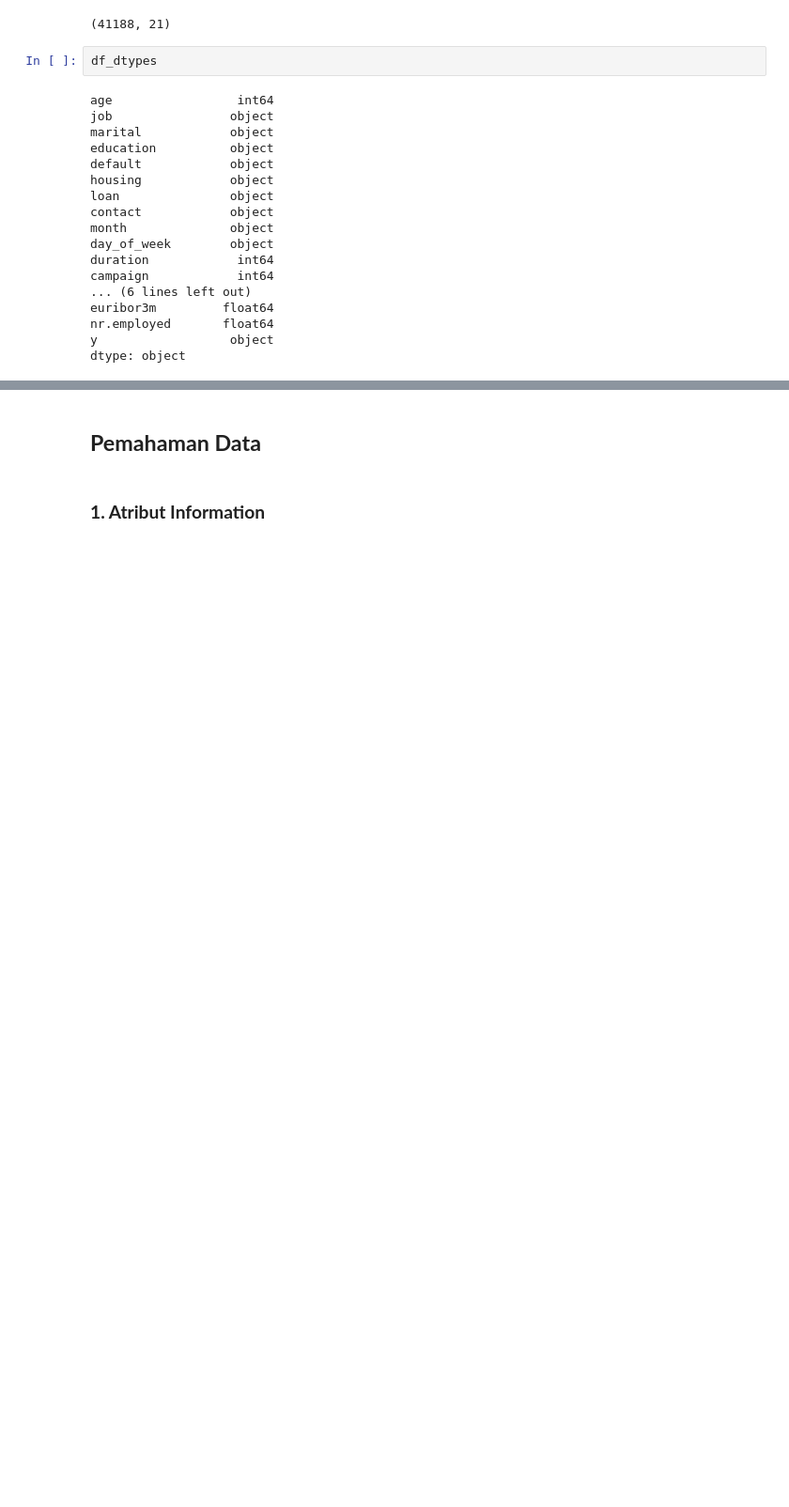
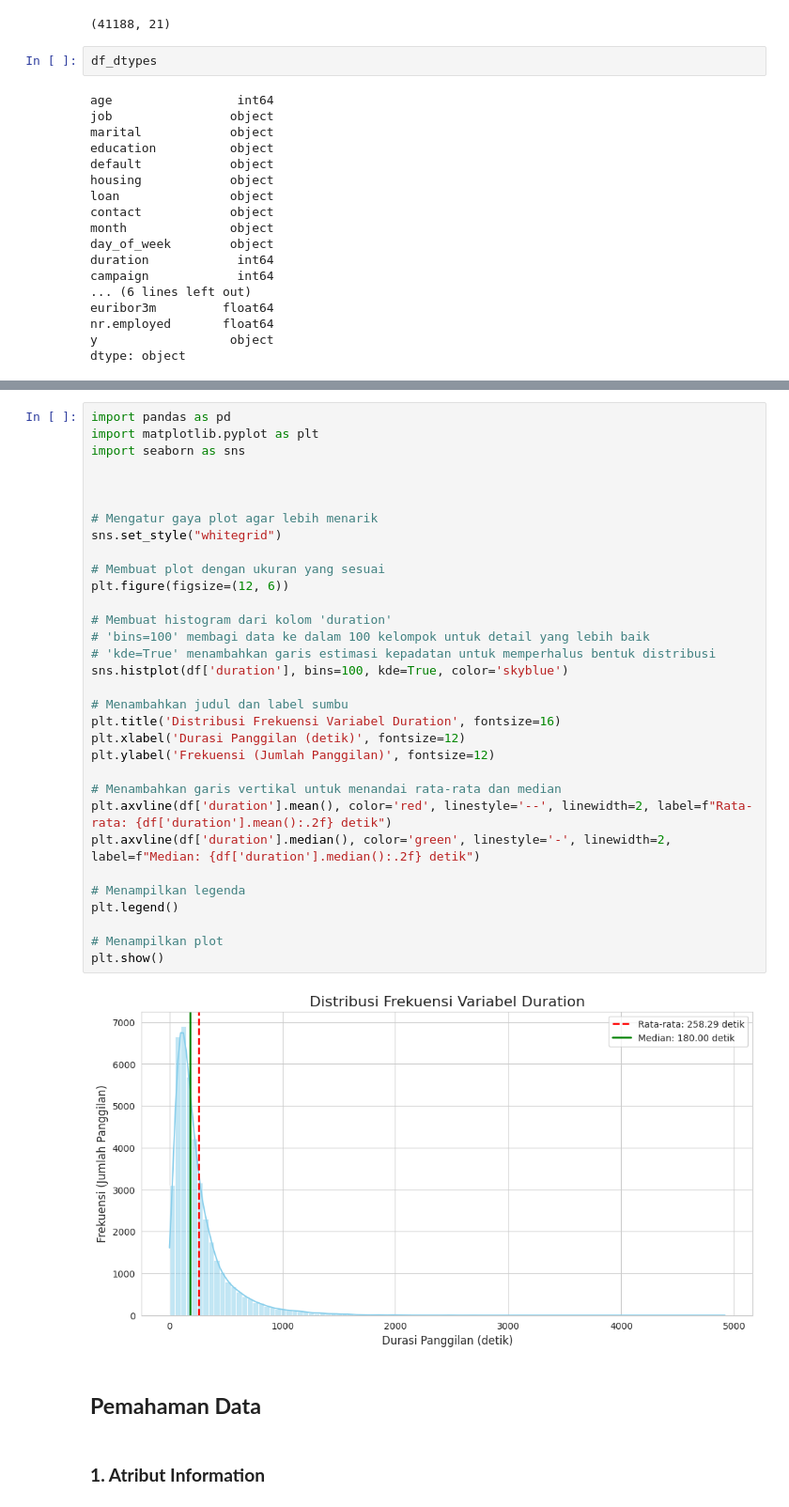
Before and after one commit to purbaronny/prwdhk-ds-group-final, a Jupyter notebook: src/main.ipynb, the cells around one changed output, grey strips where cells are left out. Shown at 94% size. Saved outputs shown, nothing was run; the diff lists cells and outputs as text; blank space fills up the shorter version.

```diff
--- a/src/main.ipynb
+++ b/src/main.ipynb
@@ -124,3 +136,37 @@ df_head
+# %%
+import pandas as pd
+import matplotlib.pyplot as plt
+import seaborn as sns
+
+
+
+# Mengatur gaya plot agar lebih menarik
+sns.set_style("whitegrid")
+
+# Membuat plot dengan ukuran yang sesuai
+plt.figure(figsize=(12, 6))
+
+# Membuat histogram dari kolom 'duration'
+# 'bins=100' membagi data ke dalam 100 kelompok untuk detail yang lebih baik
+# 'kde=True' menambahkan garis estimasi kepadatan untuk memperhalus bentuk distribusi
+sns.histplot(df['duration'], bins=100, kde=True, color='skyblue')
+
+# Menambahkan judul dan label sumbu
+plt.title('Distribusi Frekuensi Variabel Duration', fontsize=16)
+plt.xlabel('Durasi Panggilan (detik)', fontsize=12)
+plt.ylabel('Frekuensi (Jumlah Panggilan)', fontsize=12)
+
+# Menambahkan garis vertikal untuk menandai rata-rata dan median
+plt.axvline(df['duration'].mean(), color='red', linestyle='--', linewidth=2, label=f"Rata-rata: {df['duration'].mean():.2f} detik")
+plt.axvline(df['duration'].median(), color='green', linestyle='-', linewidth=2, label=f"Median: {df['duration'].median():.2f} detik")
+
+# Menampilkan legenda
+plt.legend()
+
+# Menampilkan plot
+plt.show()
+# %% [output]
+[figure, added]
 # %% [markdown]
 ## **Pemahaman Data**
 # %% [markdown]
```
Also changed, not shown: parts of 75 cells of this notebook.
